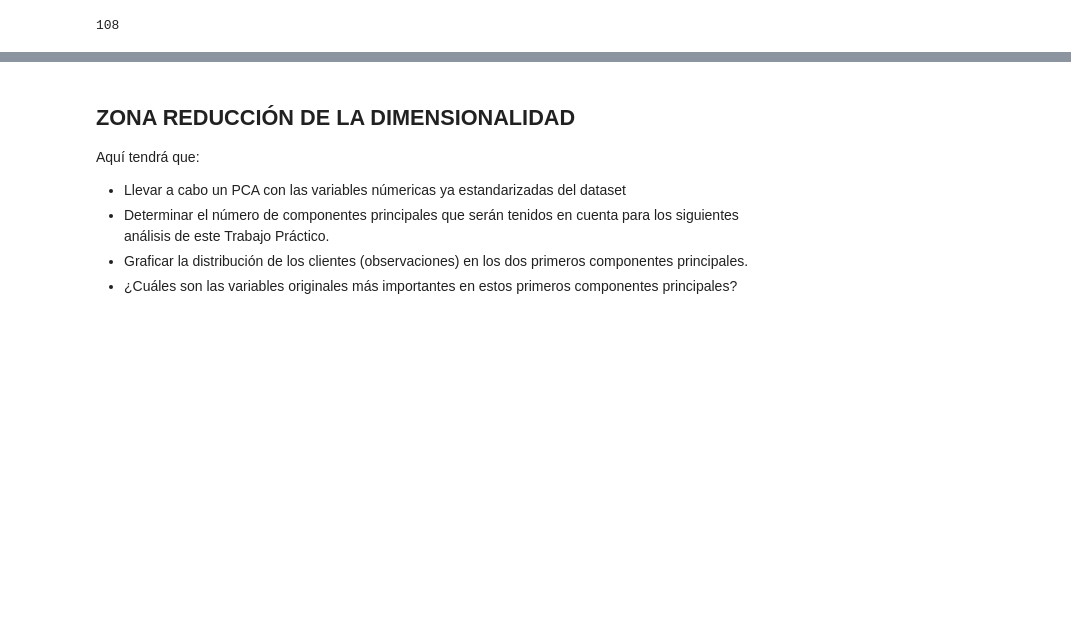
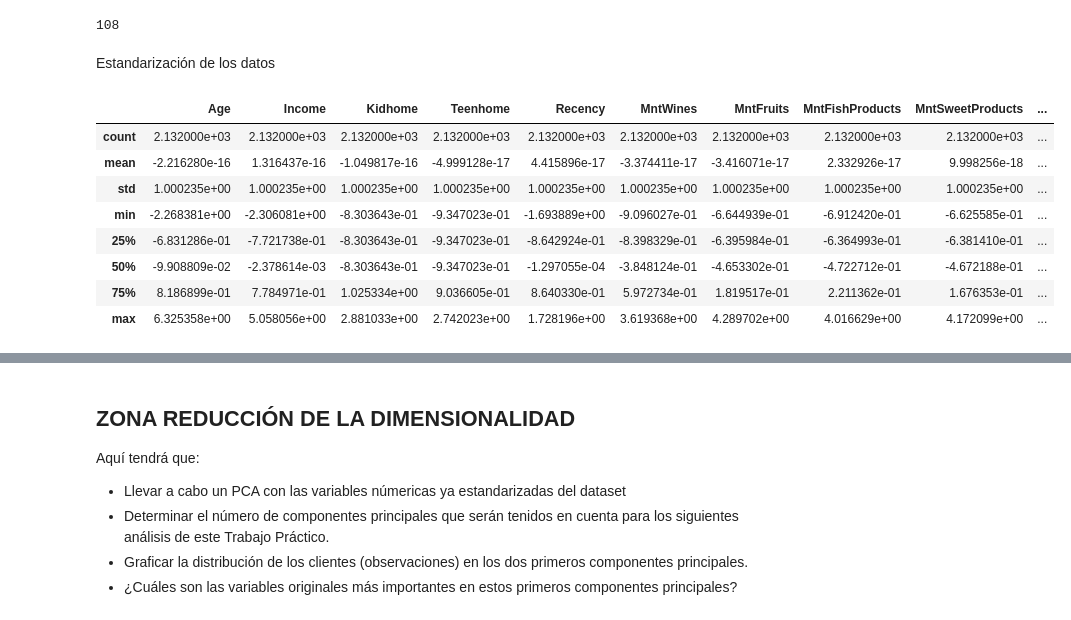
Before and after one commit to DanielIramain/aa-customer-personality-analysis, a Jupyter notebook: IRAMAIN_DANIEL_TP_MANS_2023.ipynb, the cells around one changed output, grey strips where cells are left out. Cells and saved outputs as stored; diff of their text form; code cells hidden in the pictures; blank space fills up the shorter version.

Commit message:
Estandarización y reducción de dimensionalidad

```diff
--- a/IRAMAIN_DANIEL_TP_MANS_2023.ipynb
+++ b/IRAMAIN_DANIEL_TP_MANS_2023.ipynb
@@ -291,3 +295,5 @@ print(outliers)
 # Eliminar outliers
 mask = outlier_scores == 1
 data = data.loc[mask,:]
+# %% [markdown]
+Estandarización de los datos
@@ -293,0 +310,12 @@ data = data.loc[mask,:]
+# %%
+data.describe()
+# %% [output]
+|  | Age | Income | Kidhome | Teenhome | Recency | MntWines | MntFruits | MntFishProducts | MntSweetProducts | ... |
+| count | 2.132000e+03 | 2.132000e+03 | 2.132000e+03 | 2.132000e+03 | 2.132000e+03 | 2.132000e+03 | 2.132000e+03 | 2.132000e+03 | 2.132000e+03 | ... |
+| mean | -2.216280e-16 | 1.316437e-16 | -1.049817e-16 | -4.999128e-17 | 4.415896e-17 | -3.374411e-17 | -3.416071e-17 | 2.332926e-17 | 9.998256e-18 | ... |
+| std | 1.000235e+00 | 1.000235e+00 | 1.000235e+00 | 1.000235e+00 | 1.000235e+00 | 1.000235e+00 | 1.000235e+00 | 1.000235e+00 | 1.000235e+00 | ... |
+| min | -2.268381e+00 | -2.306081e+00 | -8.303643e-01 | -9.347023e-01 | -1.693889e+00 | -9.096027e-01 | -6.644939e-01 | -6.912420e-01 | -6.625585e-01 | ... |
+| 25% | -6.831286e-01 | -7.721738e-01 | -8.303643e-01 | -9.347023e-01 | -8.642924e-01 | -8.398329e-01 | -6.395984e-01 | -6.364993e-01 | -6.381410e-01 | ... |
+| 50% | -9.908809e-02 | -2.378614e-03 | -8.303643e-01 | -9.347023e-01 | -1.297055e-04 | -3.848124e-01 | -4.653302e-01 | -4.722712e-01 | -4.672188e-01 | ... |
+| 75% | 8.186899e-01 | 7.784971e-01 | 1.025334e+00 | 9.036605e-01 | 8.640330e-01 | 5.972734e-01 | 1.819517e-01 | 2.211362e-01 | 1.676353e-01 | ... |
+| max | 6.325358e+00 | 5.058056e+00 | 2.881033e+00 | 2.742023e+00 | 1.728196e+00 | 3.619368e+00 | 4.289702e+00 | 4.016629e+00 | 4.172099e+00 | ... |
```
Also changed, not shown: parts of 17 cells of this notebook.
